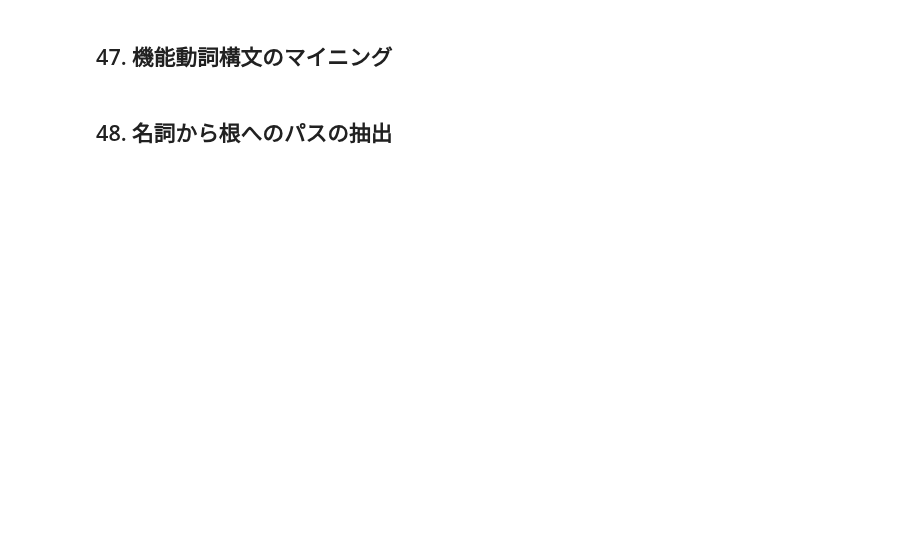
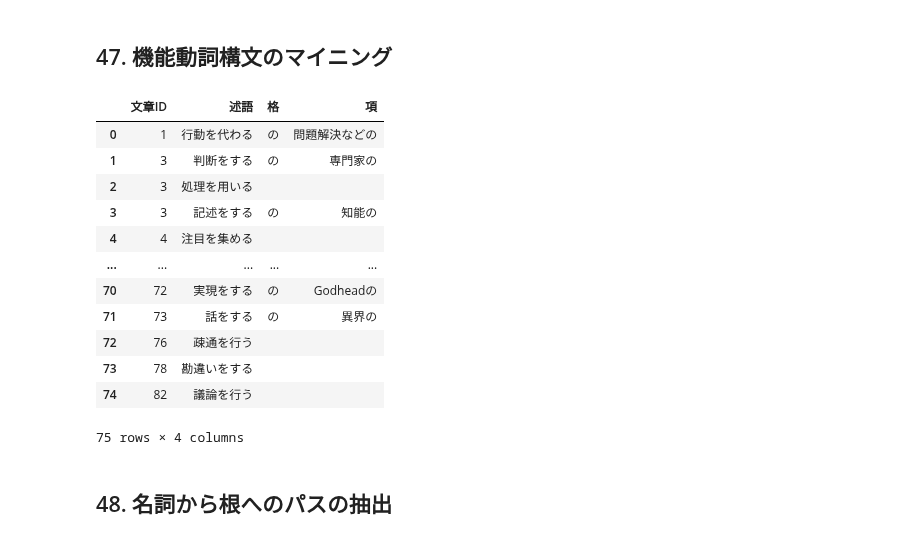
Before and after one commit to Yuki-Wada/exercises, a Jupyter notebook: nlp_100_knock/solutions/Question_40_49.ipynb, the cells around one changed output. Saved outputs shown, nothing was run; the diff lists cells and outputs as text; code cells hidden in the pictures; blank space fills up the shorter version.

```diff
--- a/nlp_100_knock/solutions/Question_40_49.ipynb
+++ b/nlp_100_knock/solutions/Question_40_49.ipynb
@@ -41,2 +315,18 @@ with open(parsed_result_path, 'r', encoding='utf8') as f:
+# %%
+df
+# %% [output]
+|  | 文章ID | 述語 | 格 | 項 |
+| 0 | 1 | 行動を代わる | の | 問題解決などの |
+| 1 | 3 | 判断をする | の | 専門家の |
+| 2 | 3 | 処理を用いる |  |  |
+| 3 | 3 | 記述をする | の | 知能の |
+| 4 | 4 | 注目を集める |  |  |
+| ... | ... | ... | ... | ... |
+| 70 | 72 | 実現をする | の | Godheadの |
+| 71 | 73 | 話をする | の | 異界の |
+| 72 | 76 | 疎通を行う |  |  |
+| 73 | 78 | 勘違いをする |  |  |
+| 74 | 82 | 議論を行う |  |  |
+75 rows × 4 columns
 # %% [markdown]
 ## 48. 名詞から根へのパスの抽出
```
Also changed, not shown: parts of 21 cells of this notebook, 10 other files.
